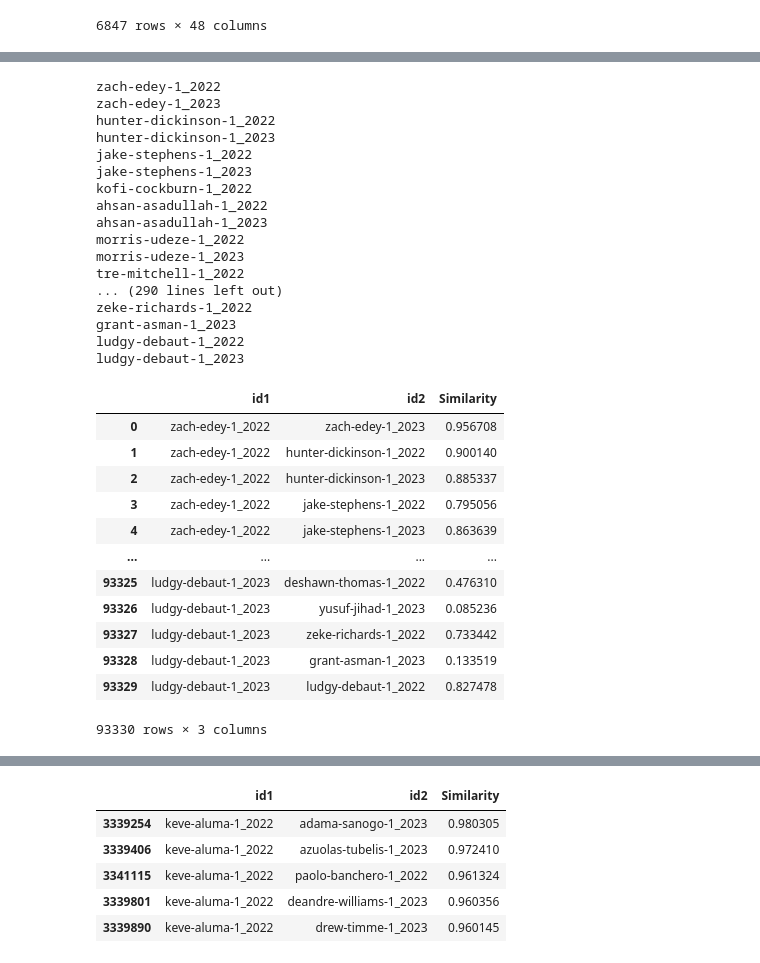
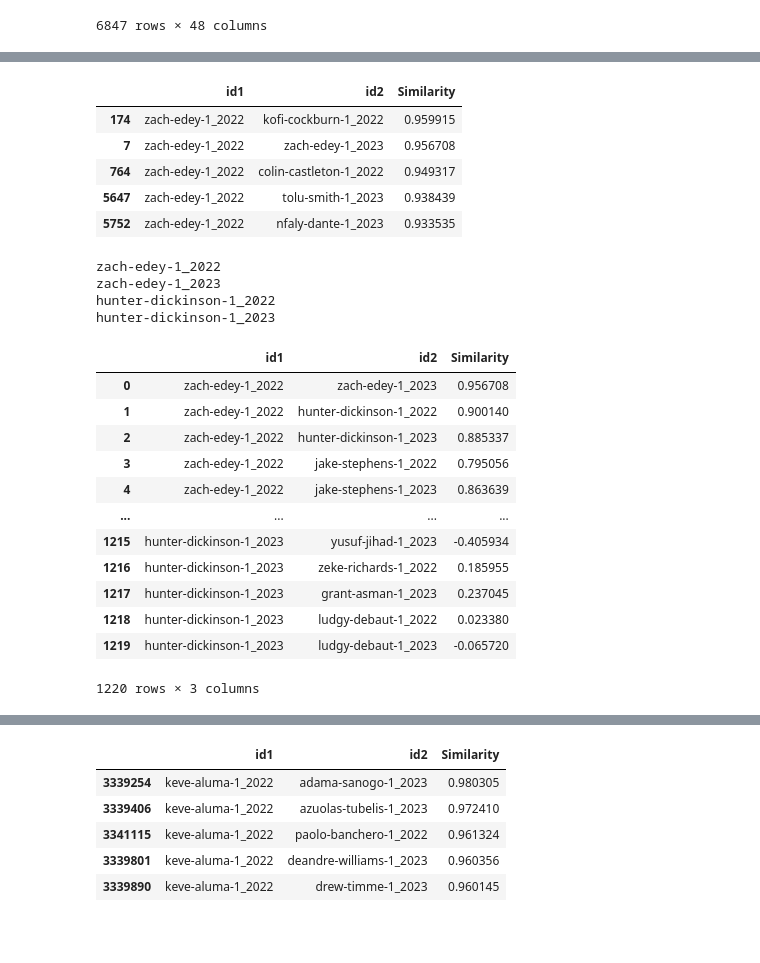
Before and after one commit to zainhoda1/Capstone-project, a Jupyter notebook: Analysis files/player_similarity.ipynb, the cells around one changed output, grey strips where cells are left out. Cells and saved outputs as stored; diff of their text form; code cells hidden in the pictures; blank space fills up the shorter version.

Commit message:
Cosine Checks

```diff
--- a/Analysis files/player_similarity.ipynb
+++ b/Analysis files/player_similarity.ipynb
@@ -194,5 +196,7 @@ def cosine(v1, v2, cols):
 
 #print(cosine(c, d, c.columns))
 #matrix = pd.DataFrame()
+# %%
+df_std = df_std.drop(['Pos'], axis=1)
 # %%
 
@@ -225,56 +238,55 @@ def cosine(v1, v2, cols):
+# %%
+sim_matrix[sim_matrix['id1']=='zach-edey-1_2022'].sort_values('Similarity', ascending=False).head(5)
+# %% [output]
+|  | id1 | id2 | Similarity |
+| 174 | zach-edey-1_2022 | kofi-cockburn-1_2022 | 0.959915 |
+| 7 | zach-edey-1_2022 | zach-edey-1_2023 | 0.956708 |
+| 764 | zach-edey-1_2022 | colin-castleton-1_2022 | 0.949317 |
+| 5647 | zach-edey-1_2022 | tolu-smith-1_2023 | 0.938439 |
+| 5752 | zach-edey-1_2022 | nfaly-dante-1_2023 | 0.933535 |
 # %%
 from scipy import spatial
-a_list = list(df_c['Player_Year'].unique())
-b_list = a_list
+# a_list = list(df_c['Player_Year'].unique())
+# b_list = a_list
+a_list = ['zach-edey-1_2022', 'zach-edey-1_2023', 'hunter-dickinson-1_2022', 'hunter-dickinson-1_2023']
+ #         'jake-stephens-1_2022', 'tre-mitchell-1_2022', 'tre-mitchell-1_2023']
 
+b_list = list(df_c['Player_Year'].unique())
 #print(type(a_list))
 matrix = {'id1': [], 'id2': [], 'Similarity': []}
 for id1 in a_list:
   print(id1)
   #print(id1, type(id1), )
   for id2 in b_list:
     if id1 == id2: continue
     v1 = df_c[df_c['Player_Year']==id1]
     v1 = v1.drop('Player_Year', axis=1)
     v2 = df_c[df_c['Player_Year']==id2]
     v2 = v2.drop('Player_Year', axis=1)
     matrix['id1'].append(id1)
     matrix['id2'].append(id2)
-    matrix['Similarity'].append(1-spatial.distance.cosine(v1.iloc[0], v2.iloc[0]))
+    #matrix['Similarity'].append(1-spatial.distance.cosine(v1.iloc[0], v2.iloc[0]))
     #v1.columns
     #= matrix{'id1':id1, 'id2':id2, 'similarity':cosine(v1,v2, v1.columns)}]))
 
 sim_matrix_c = pd.DataFrame(matrix, columns=['id1', 'id2', 'Similarity'])
 
 sim_matrix_c
 # %% [output]
 zach-edey-1_2022
 zach-edey-1_2023
 hunter-dickinson-1_2022
 hunter-dickinson-1_2023
-jake-stephens-1_2022
-jake-stephens-1_2023
-kofi-cockburn-1_2022
-ahsan-asadullah-1_2022
-ahsan-asadullah-1_2023
-morris-udeze-1_2022
-morris-udeze-1_2023
-tre-mitchell-1_2022
-... (290 lines left out)
-zeke-richards-1_2022
-grant-asman-1_2023
-ludgy-debaut-1_2022
-ludgy-debaut-1_2023
 |  | id1 | id2 | Similarity |
 | 0 | zach-edey-1_2022 | zach-edey-1_2023 | 0.956708 |
 | 1 | zach-edey-1_2022 | hunter-dickinson-1_2022 | 0.900140 |
 | 2 | zach-edey-1_2022 | hunter-dickinson-1_2023 | 0.885337 |
 | 3 | zach-edey-1_2022 | jake-stephens-1_2022 | 0.795056 |
 | 4 | zach-edey-1_2022 | jake-stephens-1_2023 | 0.863639 |
 | ... | ... | ... | ... |
-| 93325 | ludgy-debaut-1_2023 | deshawn-thomas-1_2022 | 0.476310 |
-| 93326 | ludgy-debaut-1_2023 | yusuf-jihad-1_2023 | 0.085236 |
-| 93327 | ludgy-debaut-1_2023 | zeke-richards-1_2022 | 0.733442 |
-| 93328 | ludgy-debaut-1_2023 | grant-asman-1_2023 | 0.133519 |
-| 93329 | ludgy-debaut-1_2023 | ludgy-debaut-1_2022 | 0.827478 |
+| 1215 | hunter-dickinson-1_2023 | yusuf-jihad-1_2023 | -0.405934 |
+| 1216 | hunter-dickinson-1_2023 | zeke-richards-1_2022 | 0.185955 |
+| 1217 | hunter-dickinson-1_2023 | grant-asman-1_2023 | 0.237045 |
+| 1218 | hunter-dickinson-1_2023 | ludgy-debaut-1_2022 | 0.023380 |
+| 1219 | hunter-dickinson-1_2023 | ludgy-debaut-1_2023 | -0.065720 |
-93330 rows × 3 columns
+1220 rows × 3 columns
```
Also changed, not shown: parts of 8 cells of this notebook.
